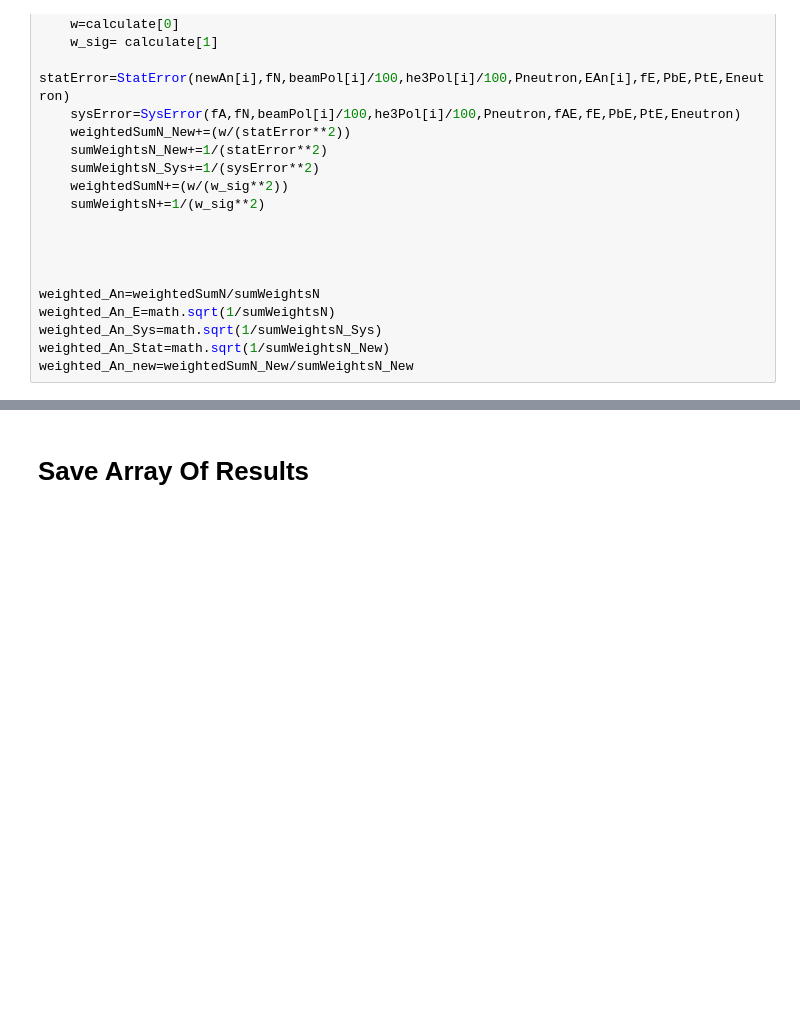
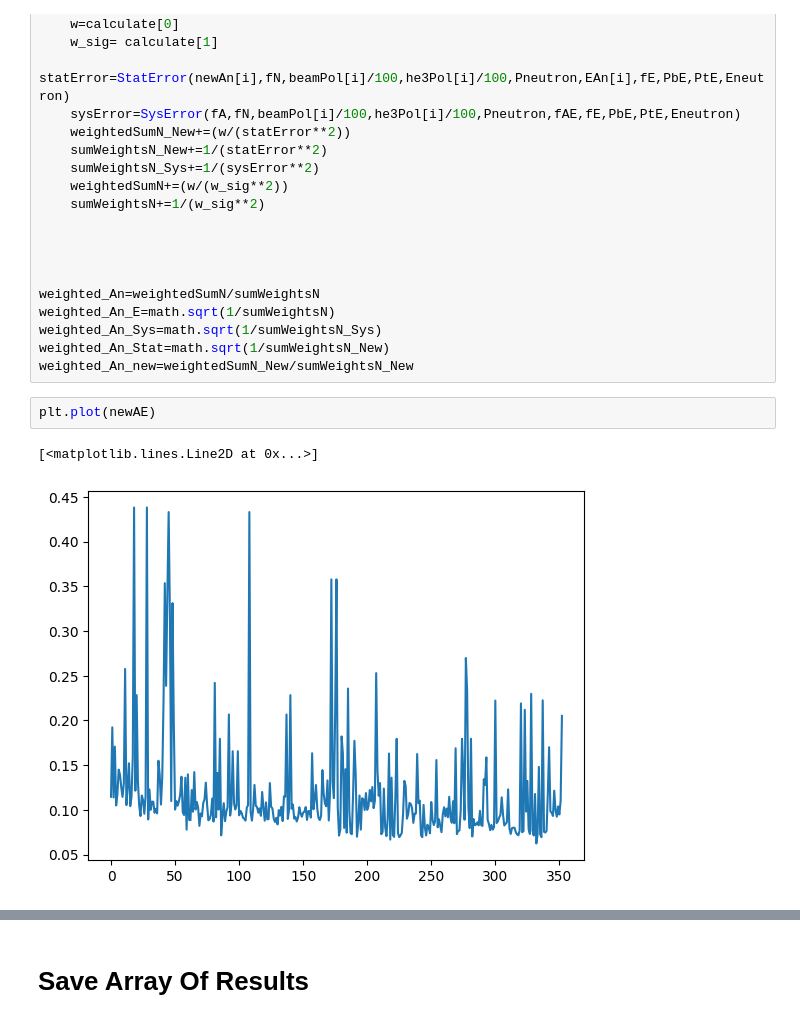
Before and after one commit to hp4xz/GEnAnalysis, a Jupyter notebook: analysis/asymmetry.ipynb, the cells around one changed output, grey strips where cells are left out. Cells and saved outputs as stored; diff of their text form; blank space fills up the shorter version.

```diff
--- a/analysis/asymmetry.ipynb
+++ b/analysis/asymmetry.ipynb
@@ -513,6 +503,11 @@ weighted_An_E=math.sqrt(1/sumWeightsN)
 weighted_An_Sys=math.sqrt(1/sumWeightsN_Sys)
 weighted_An_Stat=math.sqrt(1/sumWeightsN_New)
 weighted_An_new=weightedSumN_New/sumWeightsN_New
+# %%
+plt.plot(newAE)
+# %% [output]
+[<matplotlib.lines.Line2D at 0x...>]
+[figure, added]
 # %%
 weighted_An_new
 # %% [output]
```
Also changed, not shown: parts of 22 cells of this notebook, 26 other files.
